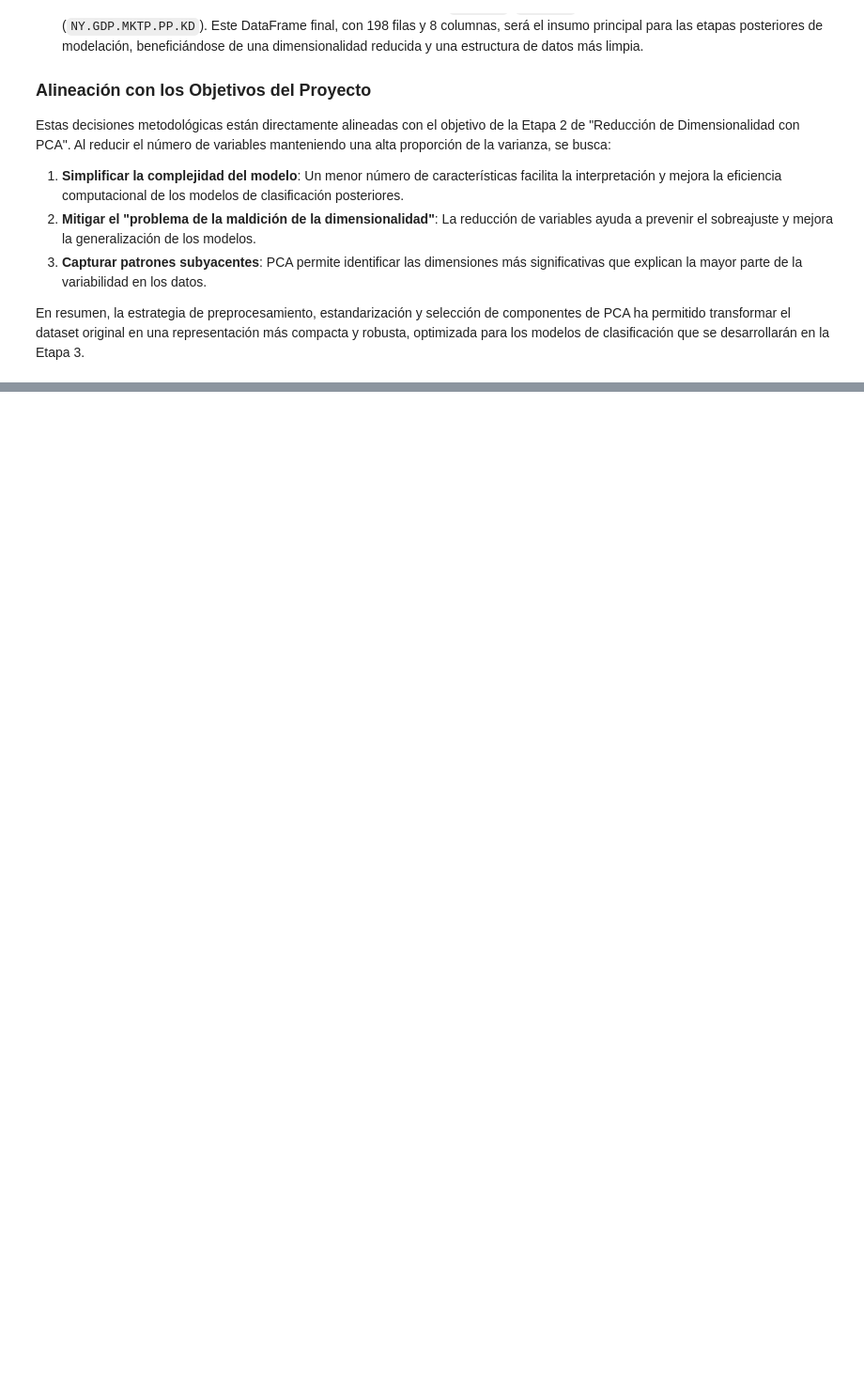
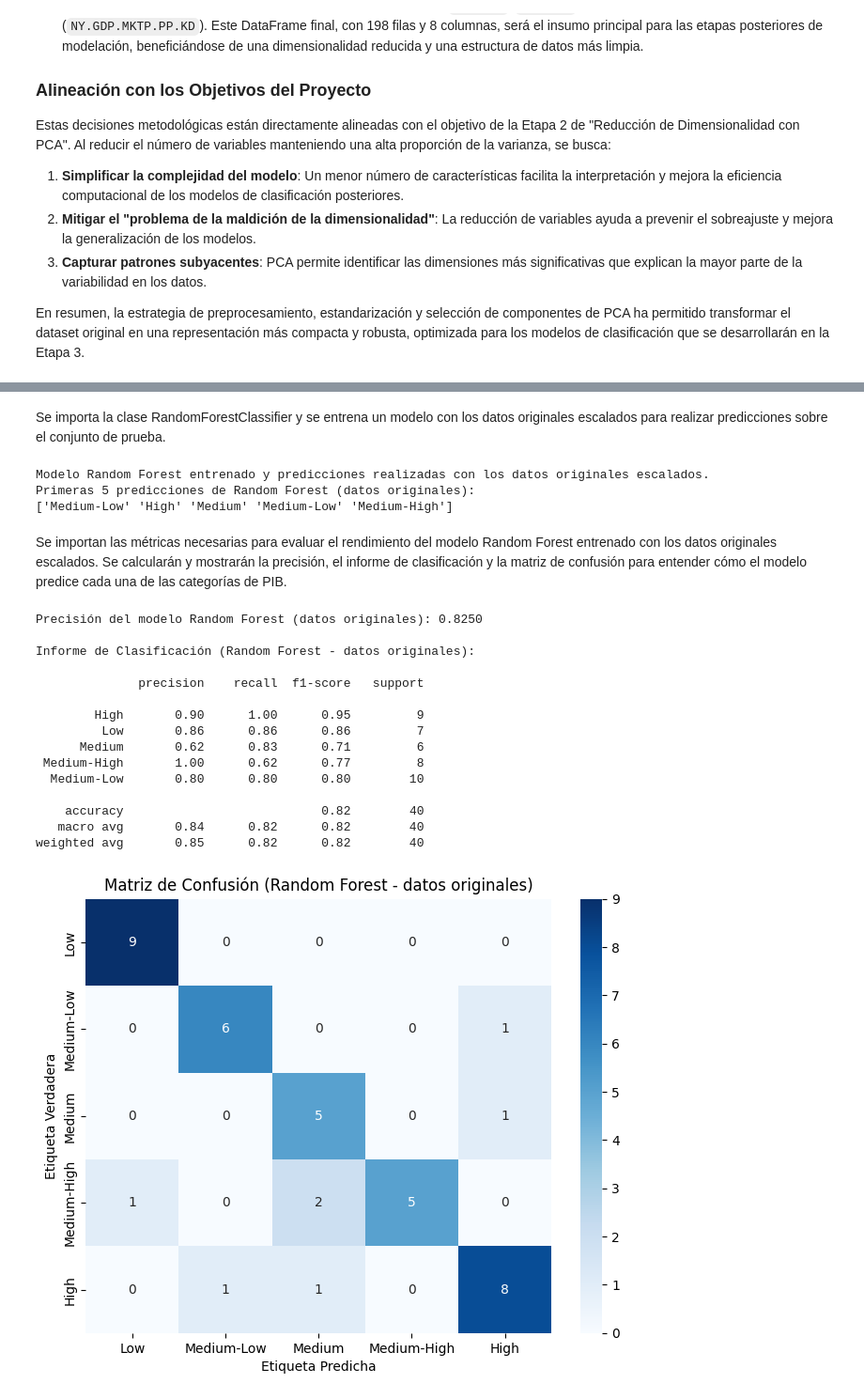
Before and after one commit to felipelarraguibel-art/Portafolio, a Jupyter notebook: Sm17_Examen_FelipeL.ipynb, the cells around one changed output, grey strips where cells are left out. Shown: that part at 94% size. Drawn from its saved outputs; the diff is of its cells as text; code cells hidden in the pictures; blank space fills up the shorter version.

```diff
--- a/Sm17_Examen_FelipeL.ipynb
+++ b/Sm17_Examen_FelipeL.ipynb
@@ -618,0 +800,65 @@ En resumen, la estrategia de preprocesamiento, estandarización y selección de
+# %% [markdown]
+
+Se importa la clase RandomForestClassifier y se entrena un modelo con los datos originales escalados para realizar predicciones sobre el conjunto de prueba.
+# %%
+from sklearn.ensemble import RandomForestClassifier
+
+# 1. Inicializa un modelo RandomForestClassifier
+rf_original = RandomForestClassifier(random_state=42)
+
+# 2. Entrena el modelo Random Forest
+rf_original.fit(X_train_scaled, y_train)
+
+# 3. Realiza predicciones sobre el conjunto de prueba escalado
+y_pred_rf_original = rf_original.predict(X_test_scaled)
+
+print("Modelo Random Forest entrenado y predicciones realizadas con los datos originales escalados.")
+print("Primeras 5 predicciones de Random Forest (datos originales):")
+print(y_pred_rf_original[:5])
+# %% [output]
+Modelo Random Forest entrenado y predicciones realizadas con los datos originales escalados.
+Primeras 5 predicciones de Random Forest (datos originales):
+['Medium-Low' 'High' 'Medium' 'Medium-Low' 'Medium-High']
+# %% [markdown]
+
+Se importan las métricas necesarias para evaluar el rendimiento del modelo Random Forest entrenado con los datos originales escalados. Se calcularán y mostrarán la precisión, el informe de clasificación y la matriz de confusión para entender cómo el modelo predice cada una de las categorías de PIB.
+# %%
+from sklearn.metrics import accuracy_score, classification_report, confusion_matrix
+import seaborn as sns
+import matplotlib.pyplot as plt
+
+# Calcular la precisión del modelo Random Forest
+accuracy_rf_original = accuracy_score(y_test, y_pred_rf_original)
+print(f"Precisión del modelo Random Forest (datos originales): {accuracy_rf_original:.4f}")
+
+# Generar el informe de clasificación
+print("\nInforme de Clasificación (Random Forest - datos originales):\n")
+print(classification_report(y_test, y_pred_rf_original))
+
+# Generar la matriz de confusión
+conf_matrix_rf_original = confusion_matrix(y_test, y_pred_rf_original)
+
+plt.figure(figsize=(8, 6))
+sns.heatmap(conf_matrix_rf_original, annot=True, fmt='d', cmap='Blues',
+            xticklabels=y.cat.categories, yticklabels=y.cat.categories)
+plt.xlabel('Etiqueta Predicha')
+plt.ylabel('Etiqueta Verdadera')
+plt.title('Matriz de Confusión (Random Forest - datos originales)')
+plt.show()
+# %% [output]
+Precisión del modelo Random Forest (datos originales): 0.8250
+
+Informe de Clasificación (Random Forest - datos originales):
+
+              precision    recall  f1-score   support
+
+        High       0.90      1.00      0.95         9
+         Low       0.86      0.86      0.86         7
+      Medium       0.62      0.83      0.71         6
+ Medium-High       1.00      0.62      0.77         8
+  Medium-Low       0.80      0.80      0.80        10
+
+    accuracy                           0.82        40
+   macro avg       0.84      0.82      0.82        40
+weighted avg       0.85      0.82      0.82        40
+[figure, added]
```
Also changed, not shown: parts of 38 cells of this notebook.
